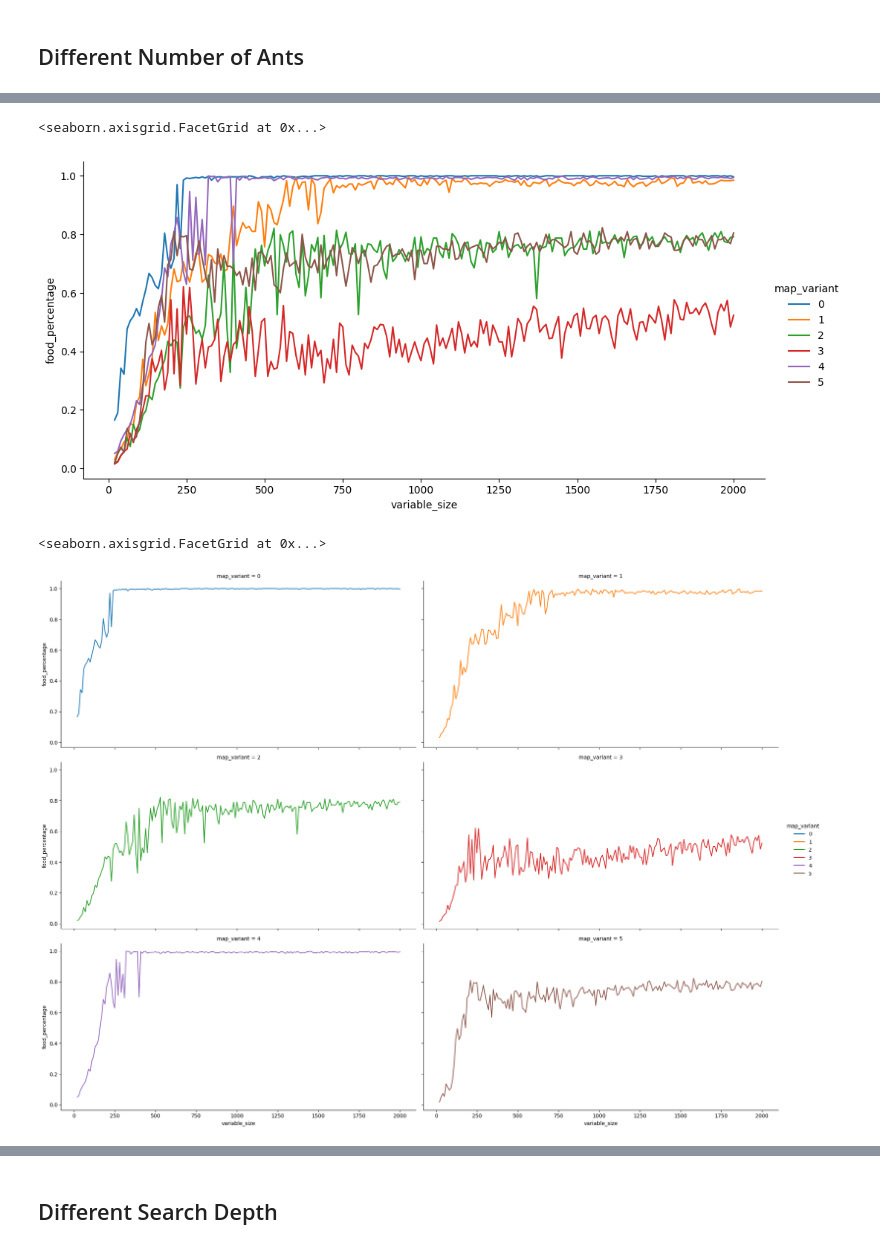
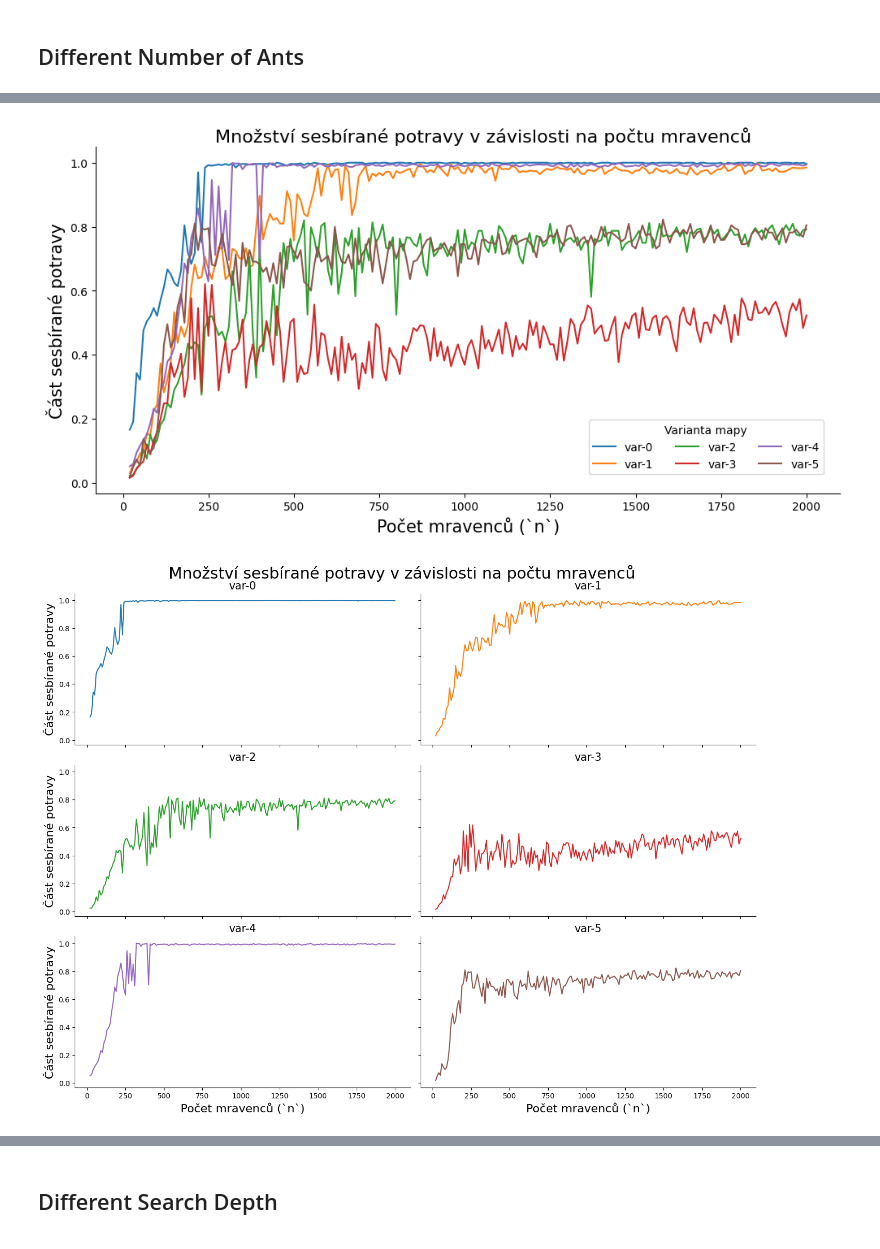
Before and after one commit to dbeinhauer/ant_colony_model, a Jupyter notebook: plot_creator.ipynb, the cells around one changed output, grey strips where cells are left out. Saved outputs shown, nothing was run; the diff lists cells and outputs as text; code cells hidden in the pictures.

Commit message:
All plots created

```diff
--- a/plot_creator.ipynb
+++ b/plot_creator.ipynb
@@ -252,6 +250,22 @@ def load_experiment_data(
 ## All Data Overview
 # %%
 experiment_data = load_experiment_data()
+# %%
+# Rename the map variants:
+map_variants = {
+    "0": "var-0",
+    "1": "var-1",
+    "2": "var-2",
+    "3": "var-3",
+    "4": "var-4",
+    "5": "var-5",
+}
+
+# Filter data for the specified trials and remove blinks.
+experiment_data = experiment_data[experiment_data.map_variant.isin(map_variants.keys())]
+
+# Create labels for the plots.
+experiment_data["map_variant"] = experiment_data["map_variant"].map(map_variants).astype(str)
 # %%
 experiment_data
 # %% [output]
@@ -323,29 +329,59 @@ sns.relplot(
 # %%
-sns.relplot(
+# sns.set(font_scale=1.005)
+
+g = sns.relplot(
     data=ants_data,
     x="variable_size",
     y="food_percentage",
     hue="map_variant",
     kind="line",
-    aspect=2
+    aspect=2,
 )
+
+g.fig.suptitle("Množství sesbírané potravy v závislosti na počtu mravenců", fontsize=16, y=1.02)
+g.set_xlabels("Počet mravenců (`n`)", fontsize=15)
+g.set_ylabels("Část sesbírané potravy", fontsize=15)
+g._legend.set_title("Varianta mapy")
+# sns.move_legend(g, "lower right")
+
+sns.move_legend(
+    g, "lower center",
+    bbox_to_anchor=(.75, .15), ncol=3, title='Varianta mapy', frameon=True,
+)
+
+
+# plt.legend(loc='lower right', title='Varianta mapy')
+
+# plt.savefig('template1/images/num_ants_variants_together.pdf', bbox_inches='tight')
 # %% [output]
-<seaborn.axisgrid.FacetGrid at 0x...>
-[figure, old version]
+[figure, new version]
 # %%
-sns.relplot(
+g = sns.relplot(
     data=ants_data,
     x="variable_size",
     y="food_percentage",
     aspect=2,
+    height=3.5,
     kind="line",
     hue="map_variant",
     col="map_variant",
     col_wrap=2,
+    legend=False,
 )
+
+g.set_xlabels("Počet mravenců (`n`)", fontsize=16)
+g.set_ylabels("Část sesbírané potravy", fontsize=16)
+
+# Change the supertitle
+g.fig.suptitle("Množství sesbírané potravy v závislosti na počtu mravenců", fontsize=22, y=1.02)
+
+# Set each title of the subplots to map_variant value
+for ax, title in zip(g.axes.flat, ants_data["map_variant"].unique()):
+    ax.set_title(title, fontsize=15)
+
+# plt.savefig('template1/images/num_ants_variants_separated.pdf', bbox_inches='tight')
 # %% [output]
-<seaborn.axisgrid.FacetGrid at 0x...>
-[figure, old version]
+[figure, new version]
 # %%
 sns.relplot(
     data=ants_data[ants_data.variable_size < 500],
```
Also changed, not shown: parts of 17 cells of this notebook, 24 other files.
